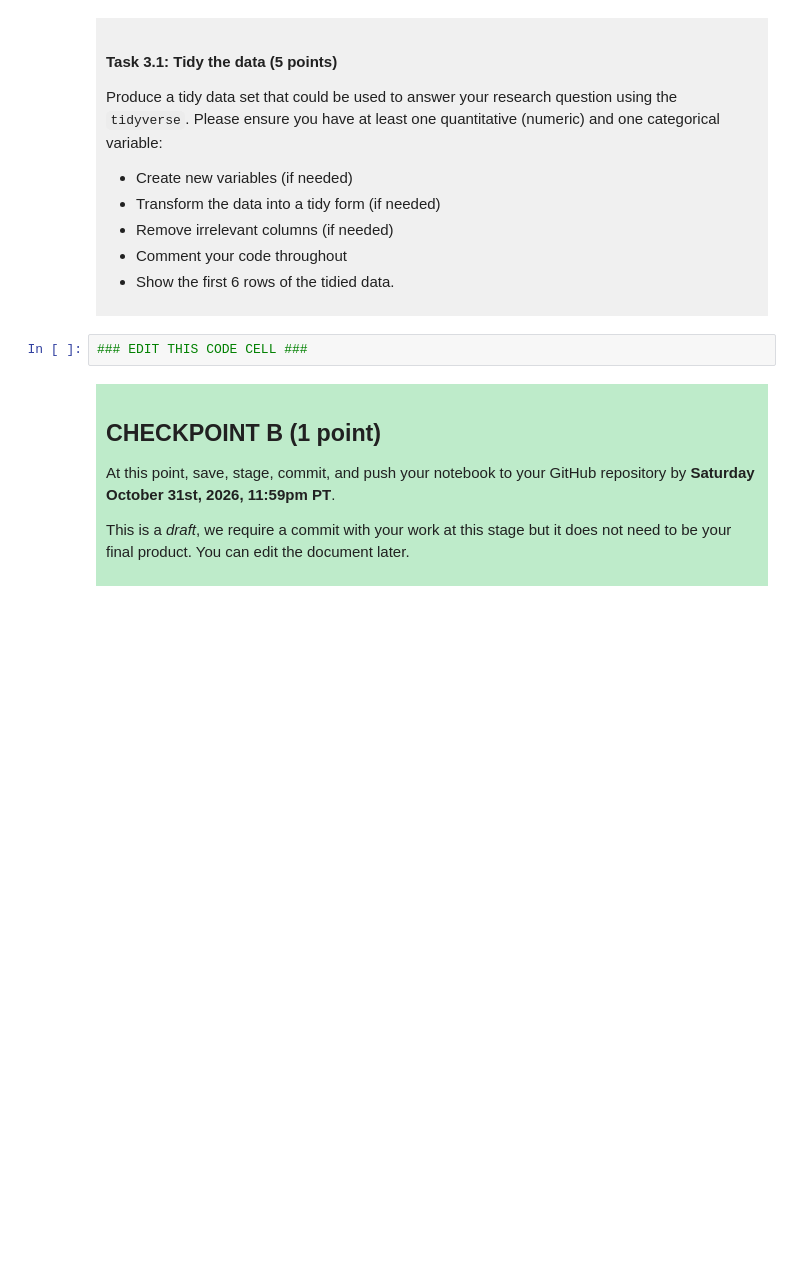
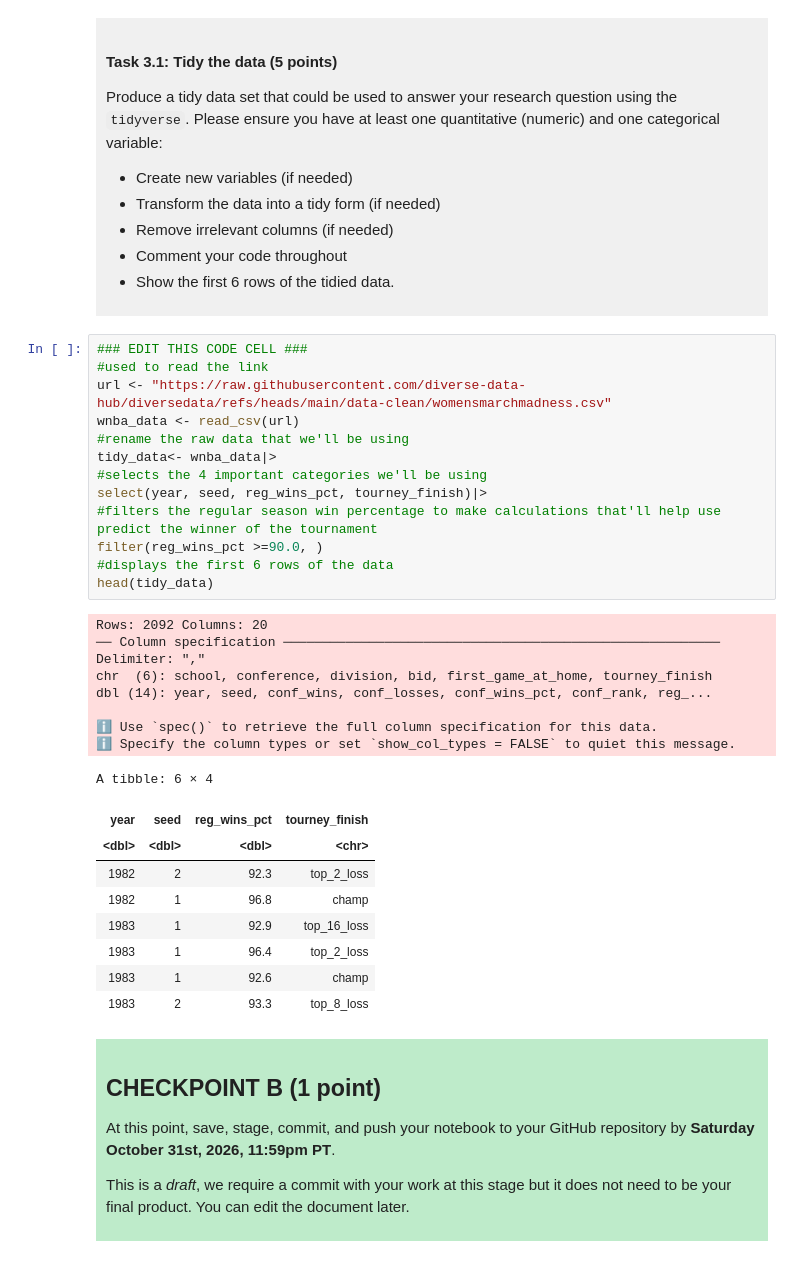
Before and after one commit to Nyamaa-Khi/dsci-100-project-nyamaa-khishigbayar, a Jupyter notebook: dsci-100-project-notebook.ipynb, the cells around one changed output. Saved outputs shown, nothing was run; the diff lists cells and outputs as text; blank space fills up the shorter version.

```diff
--- a/dsci-100-project-notebook.ipynb
+++ b/dsci-100-project-notebook.ipynb
@@ -190,6 +216,35 @@ Produce a tidy data set that could be used to answer your research question usin
 </div>
 # %%
 ### EDIT THIS CODE CELL ###
+#used to read the link
+url <- "https://raw.githubusercontent.com/diverse-data-hub/diversedata/refs/heads/main/data-clean/womensmarchmadness.csv"
+wnba_data <- read_csv(url)
+#rename the raw data that we'll be using
+tidy_data<- wnba_data|>
+#selects the 4 important categories we'll be using
+select(year, seed, reg_wins_pct, tourney_finish)|>
+#filters the regular season win percentage to make calculations that'll help use predict the winner of the tournament
+filter(reg_wins_pct >=90.0, )
+#displays the first 6 rows of the data
+head(tidy_data)
+# %% [output]
+Rows: 2092 Columns: 20
+── Column specification ────────────────────────────────────────────────────────
+Delimiter: ","
+chr  (6): school, conference, division, bid, first_game_at_home, tourney_finish
+dbl (14): year, seed, conf_wins, conf_losses, conf_wins_pct, conf_rank, reg_...
+
+ℹ Use `spec()` to retrieve the full column specification for this data.
+ℹ Specify the column types or set `show_col_types = FALSE` to quiet this message.
+A tibble: 6 × 4
+| year | seed | reg_wins_pct | tourney_finish |
+| <dbl> | <dbl> | <dbl> | <chr> |
+| 1982 | 2 | 92.3 | top_2_loss |
+| 1982 | 1 | 96.8 | champ |
+| 1983 | 1 | 92.9 | top_16_loss |
+| 1983 | 1 | 96.4 | top_2_loss |
+| 1983 | 1 | 92.6 | champ |
+| 1983 | 2 | 93.3 | top_8_loss |
 # %% [markdown]
 <div style="background-color: #beebca; padding: 10px;">
 
```
Also changed, not shown: parts of 3 cells of this notebook.
